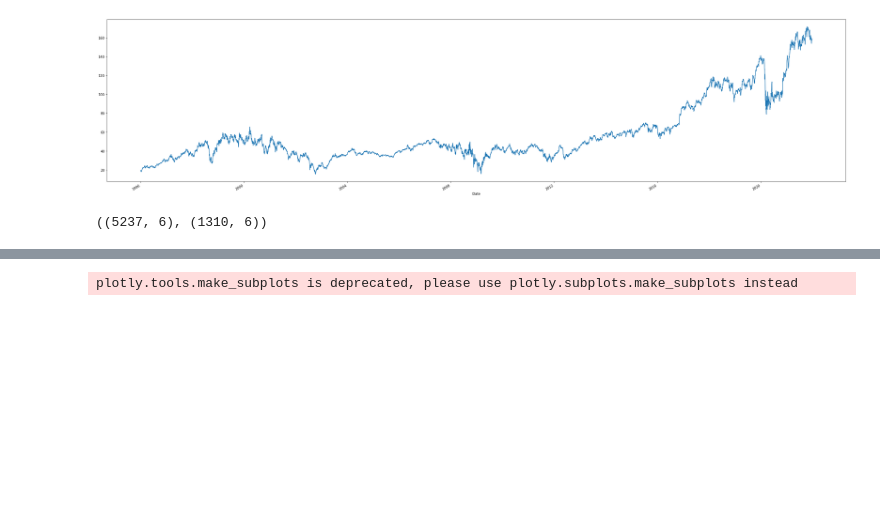
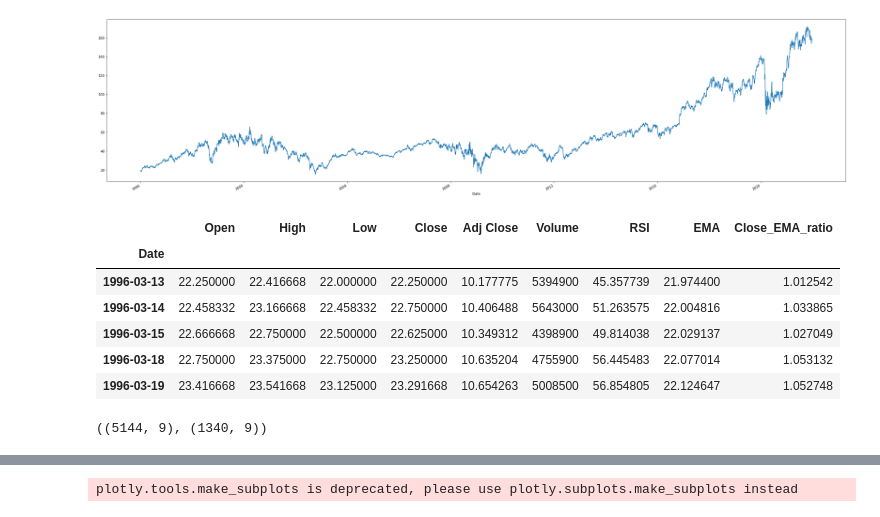
Before and after one commit to Celestiq/DQN-Stock-Manager, a Jupyter notebook: Stock Management using DQN.ipynb, the cells around one changed output, grey strips where cells are left out. Cells and saved outputs as stored; diff of their text form; code cells hidden in the pictures; blank space fills up the shorter version.

Commit message:
Technical indicators added

```diff
--- a/Stock Management using DQN.ipynb
+++ b/Stock Management using DQN.ipynb
@@ -29,15 +30,34 @@ data['Close'].plot(figsize = (40,10))
 [*********************100%***********************]  1 of 1 completed
 <AxesSubplot:xlabel='Date'>
 [figure]
+# %%
+rsi_period = 14
+data['RSI'] = momentum.RSIIndicator(data['Close'], rsi_period).rsi()
+
+ema_period = 50
+data['EMA'] = trend.EMAIndicator(data['Close'], window=ema_period).ema_indicator()
+
+data['Close_EMA_ratio'] = data['Close']/data['EMA']
+
+data = data[50:]
+data.head()
+# %% [output]
+|  | Open | High | Low | Close | Adj Close | Volume | RSI | EMA | Close_EMA_ratio |
+| Date |  |  |  |  |  |  |  |  |  |
+| 1996-03-13 | 22.250000 | 22.416668 | 22.000000 | 22.250000 | 10.177775 | 5394900 | 45.357739 | 21.974400 | 1.012542 |
+| 1996-03-14 | 22.458332 | 23.166668 | 22.458332 | 22.750000 | 10.406488 | 5643000 | 51.263575 | 22.004816 | 1.033865 |
+| 1996-03-15 | 22.666668 | 22.750000 | 22.500000 | 22.625000 | 10.349312 | 4398900 | 49.814038 | 22.029137 | 1.027049 |
+| 1996-03-18 | 22.750000 | 23.375000 | 22.750000 | 23.250000 | 10.635204 | 4755900 | 56.445483 | 22.077014 | 1.053132 |
+| 1996-03-19 | 23.416668 | 23.541668 | 23.125000 | 23.291668 | 10.654263 | 5008500 | 56.854805 | 22.124647 | 1.052748 |
 # %%
-split_len = int(0.8 * len(data))
+split_len = int(0.8 * len(data[50:]))
 
-train = data[:split_len]
+train = data[13:split_len]
 test = data[split_len:]
 
 train.shape, test.shape
 # %% [output]
-((5237, 6), (1310, 6))
+((5144, 9), (1340, 9))
 # %%
 class Environment:
 
```
Also changed, not shown: parts of 5 cells of this notebook, 1 other file.
